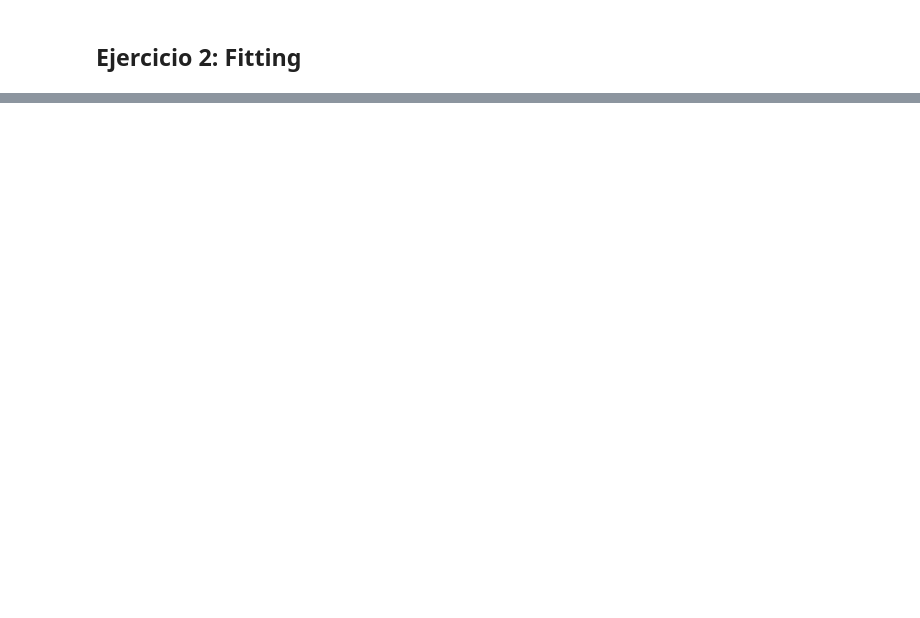
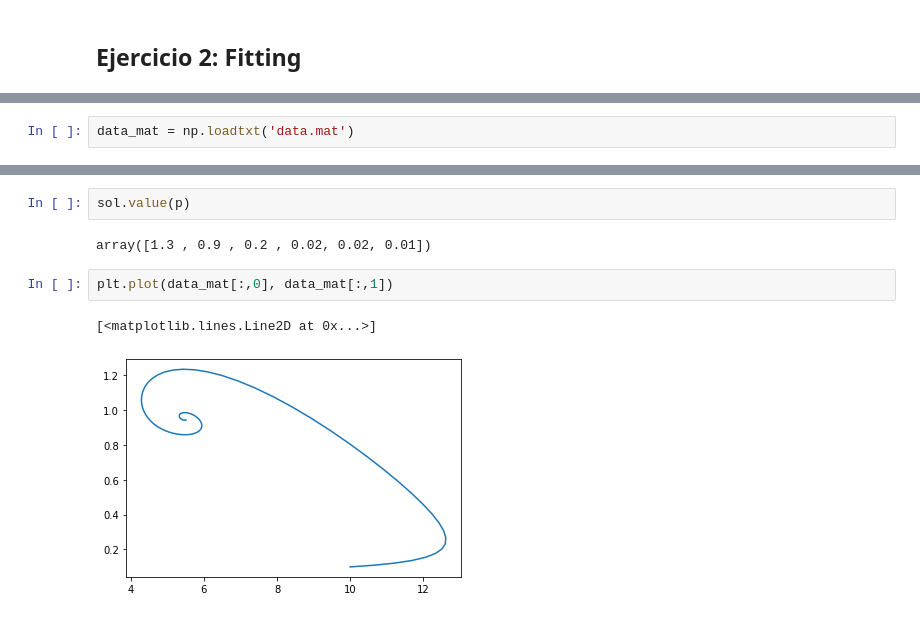
Before and after one commit to AunSiro/workshop_casadi, a Jupyter notebook: Dia_2.ipynb, the cells around one changed output, grey strips where cells are left out. Saved outputs shown, nothing was run; the diff lists cells and outputs as text; blank space fills up the shorter version.

```diff
--- a/Dia_2.ipynb
+++ b/Dia_2.ipynb
@@ -215,0 +255,2 @@ OptiSol(Opti {
+# %%
+data_mat = np.loadtxt('data.mat')
@@ -215,0 +324,9 @@ OptiSol(Opti {
+# %%
+sol.value(p)
+# %% [output]
+array([1.3 , 0.9 , 0.2 , 0.02, 0.02, 0.01])
+# %%
+plt.plot(data_mat[:,0], data_mat[:,1])
+# %% [output]
+[<matplotlib.lines.Line2D at 0x...>]
+[figure, added]
```
Also changed, not shown: parts of 21 cells of this notebook, 1 other file.
